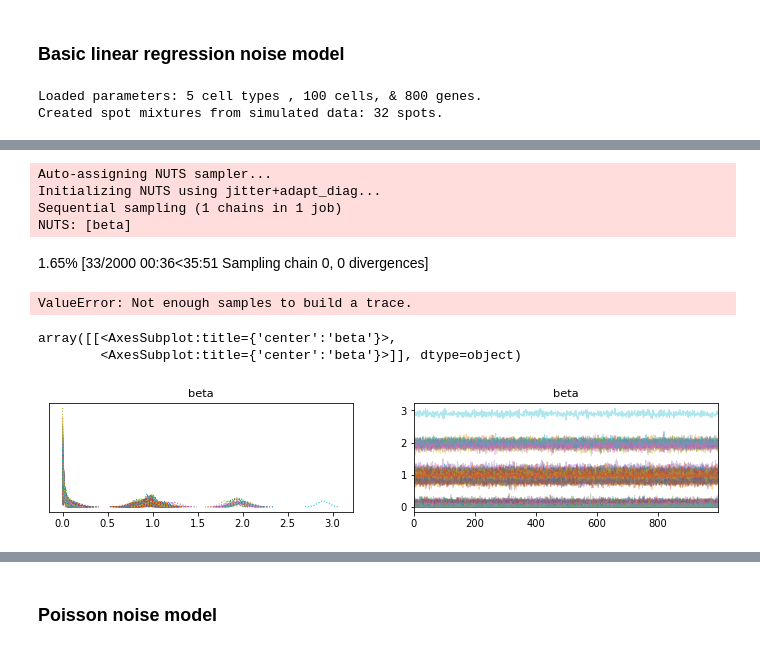
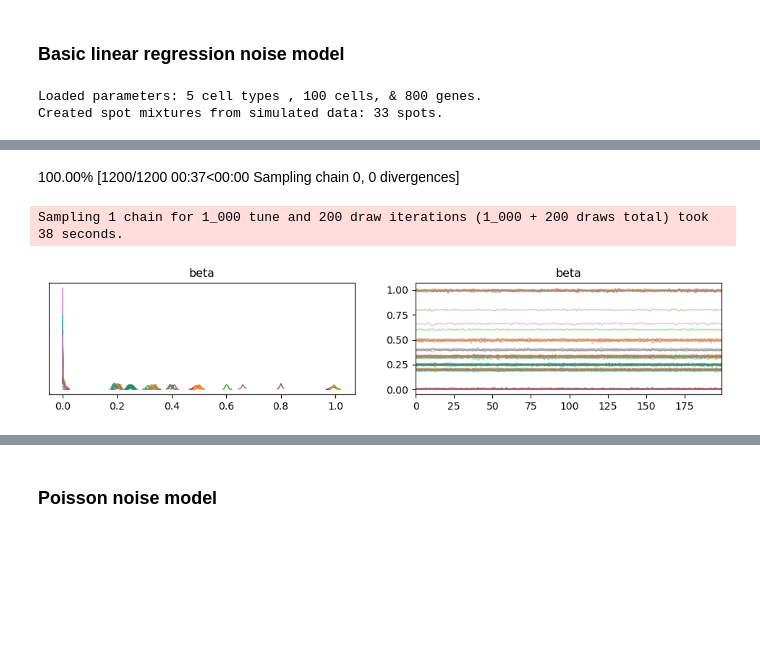
Before and after one commit to dmnburrows/spatial_transcriptomics, a Jupyter notebook: cell_decomp.ipynb, the cells around one changed output, grey strips where cells are left out. Cells and saved outputs as stored; diff of their text form; code cells hidden in the pictures; blank space fills up the shorter version.

```diff
--- a/cell_decomp.ipynb
+++ b/cell_decomp.ipynb
@@ -419,7 +594,7 @@ g_std = 0 #gene specific noise
 a_std = 0 #spot specific noise
 # %%
 #Simulate spot data from simulated gene expression
-spot_sim = cdfn.simulate_cell_mix(n_clusts, n_cells, n_genes).simulate_gene_exp(rate_range)
+spot_sim = cdfn.simulate_cell_mix(n_clusts, n_cells, n_genes).simulate_gene_exp(rate_range,0)
 n_spots = spot_sim.__dict__['n_spots']
 spots = spot_sim.__dict__['spots']
 ref_exp = spot_sim.__dict__['mean_exps']
@@ -428,7 +603,7 @@ prop_vec = spot_sim.__dict__['prop_vec']
 spots = spots.astype(int)
 # %% [output]
 Loaded parameters: 5 cell types , 100 cells, & 800 genes.
-Created spot mixtures from simulated data: 32 spots.
+Created spot mixtures from simulated data: 33 spots.
 # %%
 #Simple Linear regression
 
@@ -456,24 +631,20 @@ pm.model_to_graphviz(basic_model)
 # %%
 #Run model
 with basic_model:
-    idata=pm.sample(draws=1000, chains=1)
+    idata=pm.sample(draws=200, chains=1)
 # %% [output]
+100.00% [1200/1200 00:37<00:00 Sampling chain 0, 0 divergences]
-Auto-assigning NUTS sampler...
-Initializing NUTS using jitter+adapt_diag...
-Sequential sampling (1 chains in 1 job)
-NUTS: [beta]
+Sampling 1 chain for 1_000 tune and 200 draw iterations (1_000 + 200 draws total) took 38 seconds.
-1.65% [33/2000 00:36<35:51 Sampling chain 0, 0 divergences]
-ValueError: Not enough samples to build a trace.
 # %%
 #Visualise posteriors across all proportions
-from arviz.utils import Numba
-Numba.disable_numba()
-Numba.numba_flag
-az.plot_trace(idata,combined=True)
+# from arviz.utils import Numba
+# Numba.disable_numba()
+# Numba.numba_flag
+az.plot_trace(idata.posterior['beta'])
+plt.savefig('ok1.png')
+plt.show()
 # %% [output]
-array([[<AxesSubplot:title={'center':'beta'}>,
-        <AxesSubplot:title={'center':'beta'}>]], dtype=object)
-[figure, old version]
+[figure, new version]
 # %%
 #Check performance
 mean_post = np.mean(idata.posterior['beta'][0],axis=0)
```
Also changed, not shown: parts of 118 cells of this notebook, 5 other files.
